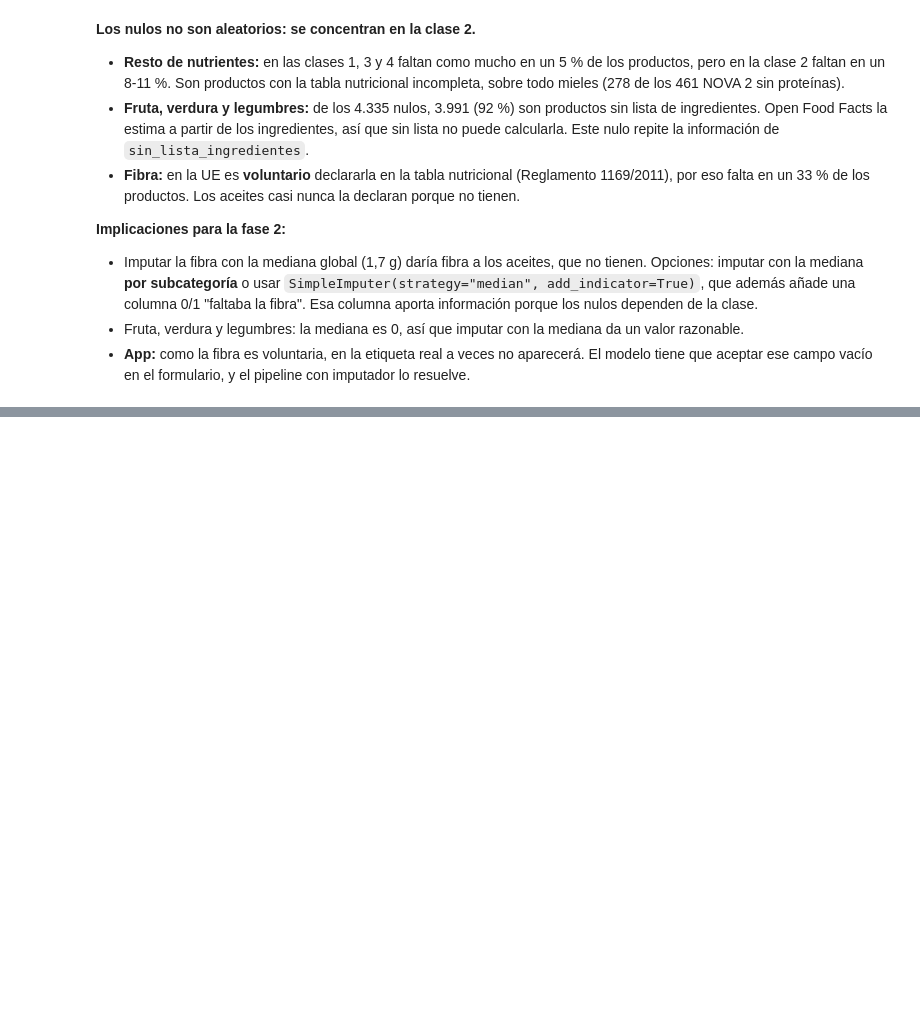
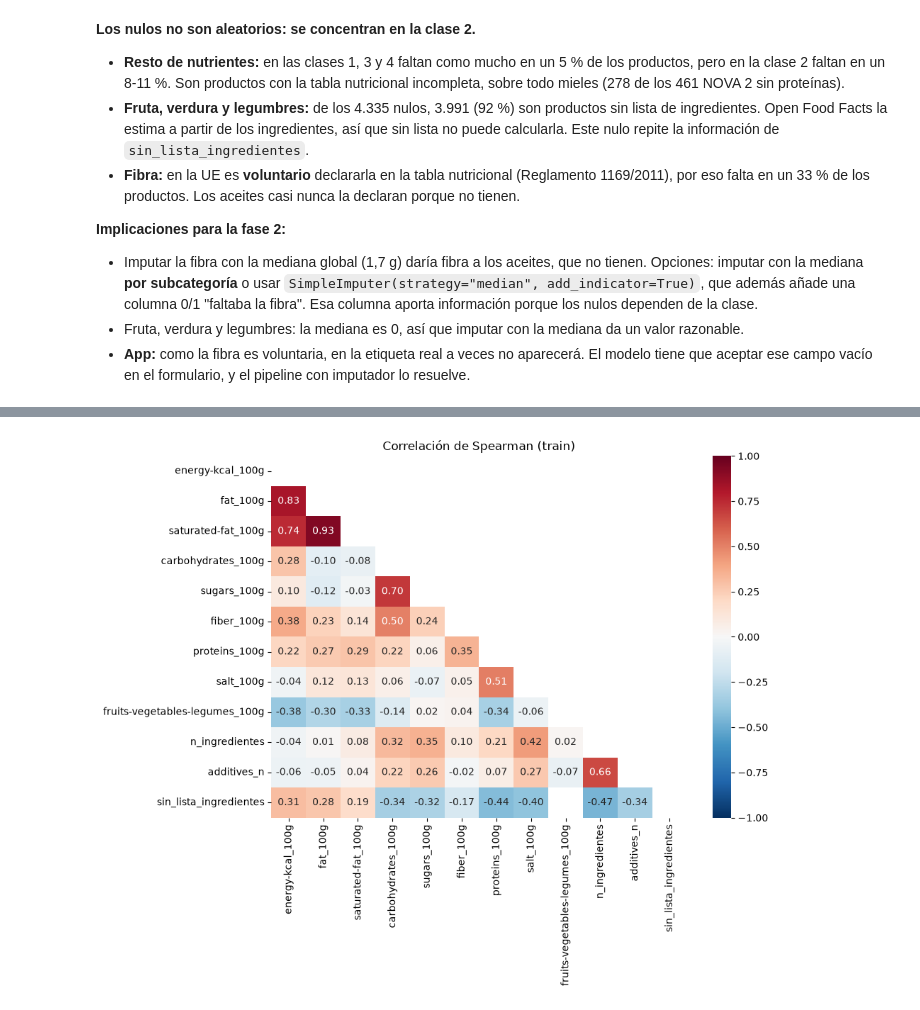
Before and after one commit to IA-P1-BCN/real-food-classifier, a Jupyter notebook: notebooks/02_eda_analysis.ipynb, the cells around one changed output, grey strips where cells are left out. Saved outputs shown, nothing was run; the diff lists cells and outputs as text; code cells hidden in the pictures; blank space fills up the shorter version.

```diff
--- a/notebooks/02_eda_analysis.ipynb
+++ b/notebooks/02_eda_analysis.ipynb
@@ -310,0 +467,13 @@ True                     9432  3505
+# %%
+numericas = nutrientes + ["n_ingredientes", "additives_n", "sin_lista_ingredientes"]
+corr = train[numericas].corr(method="spearman")
+
+# Máscara del triángulo superior: la matriz es simétrica, así se lee la mitad
+mascara = np.triu(np.ones_like(corr, dtype=bool))
+
+fig, ax = plt.subplots(figsize=(10, 8))
+sns.heatmap(corr, mask=mascara, annot=True, fmt=".2f", cmap="RdBu_r", vmin=-1, vmax=1, ax=ax)
+ax.set_title("Correlación de Spearman (train)")
+plt.tight_layout()
+# %% [output]
+[figure, added]
```
Also changed, not shown: parts of 15 cells of this notebook.
